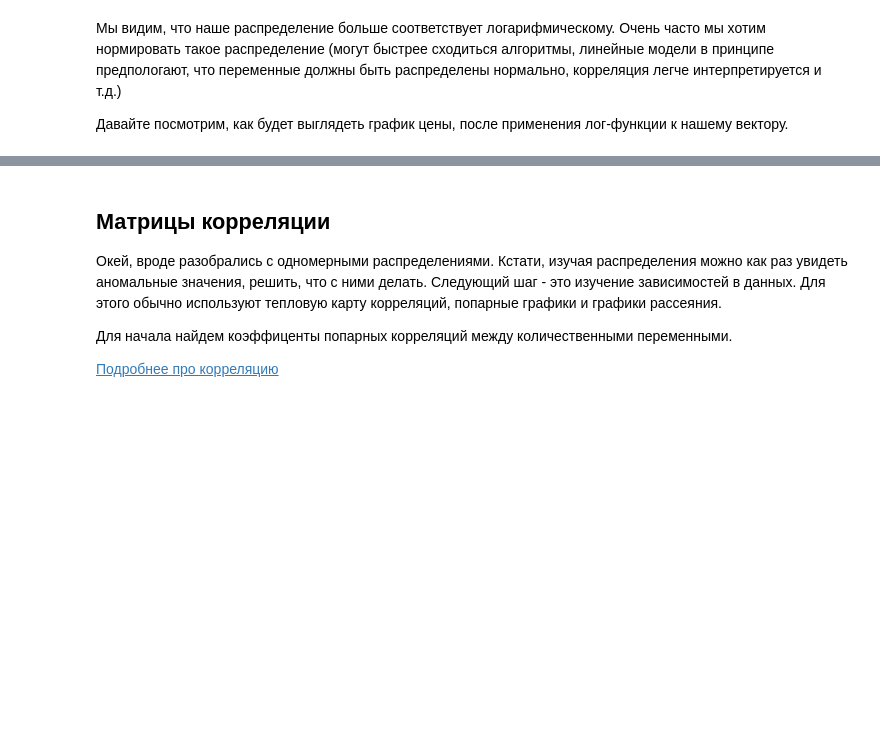
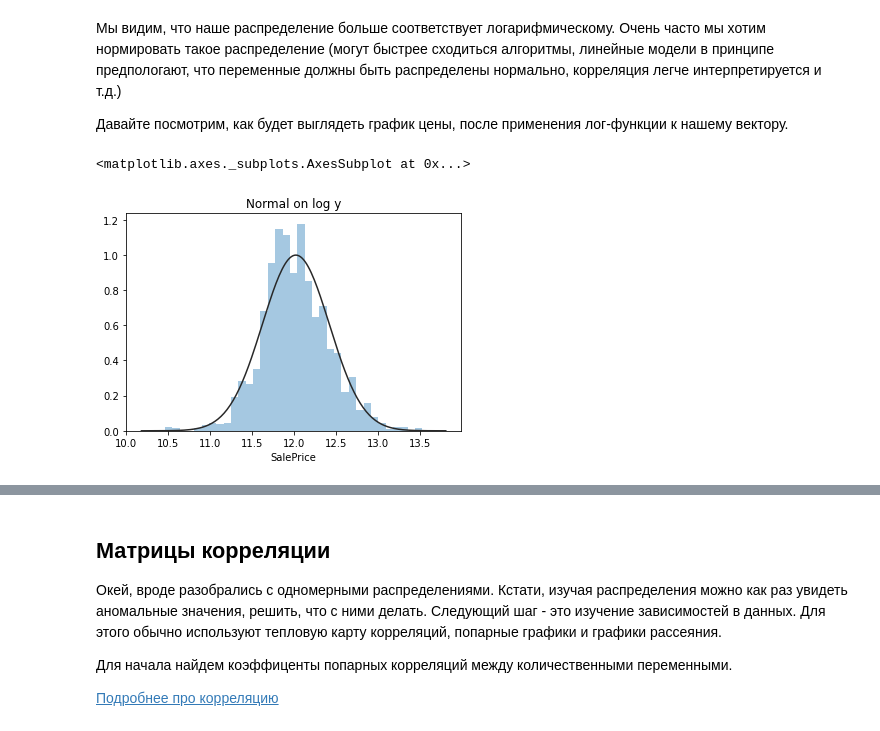
Before and after one commit to zakutnyaya/HSE_DPO_2020_python_for_analytics_group_2, a Jupyter notebook: lesson_5/EDA.ipynb, the cells around one changed output, grey strips where cells are left out. Cells and saved outputs as stored; diff of their text form; code cells hidden in the pictures; blank space fills up the shorter version.

```diff
--- a/lesson_5/EDA.ipynb
+++ b/lesson_5/EDA.ipynb
@@ -277,5 +285,11 @@ sns.distplot(y, kde=False, fit=st.lognorm)
 Мы видим, что наше распределение больше соответствует логарифмическому. Очень часто мы хотим нормировать такое распределение (могут быстрее сходиться алгоритмы, линейные модели в принципе предпологают, что переменные должны быть распределены нормально, корреляция легче интерпретируется и т.д.)
 
 Давайте посмотрим, как будет выглядеть график цены, после применения лог-функции к нашему вектору.
+# %%
+plt.figure(); plt.title('Normal on log y')
+sns.distplot(np.log(y), kde=False, fit=st.norm)
+# %% [output]
+<matplotlib.axes._subplots.AxesSubplot at 0x...>
+[figure, added]
 # %%
 np.log(y).hist(bins = 30) # строим распределение
```
Also changed, not shown: parts of 20 cells of this notebook, 1 other file.
